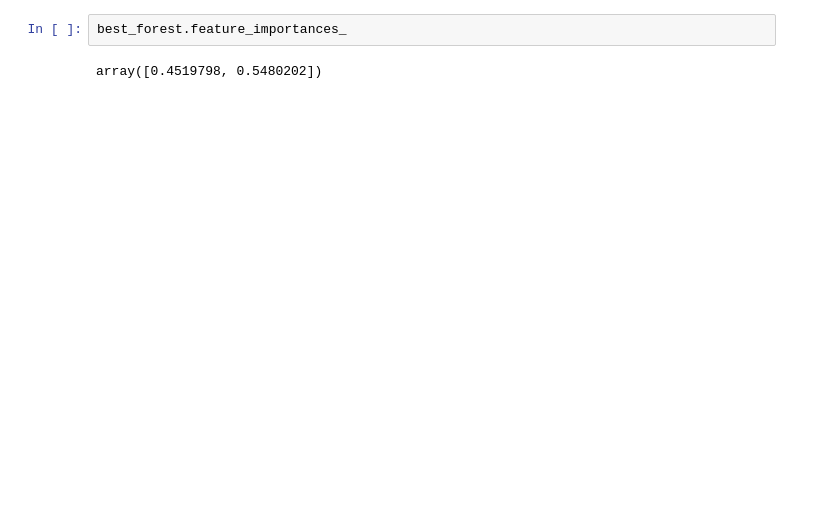
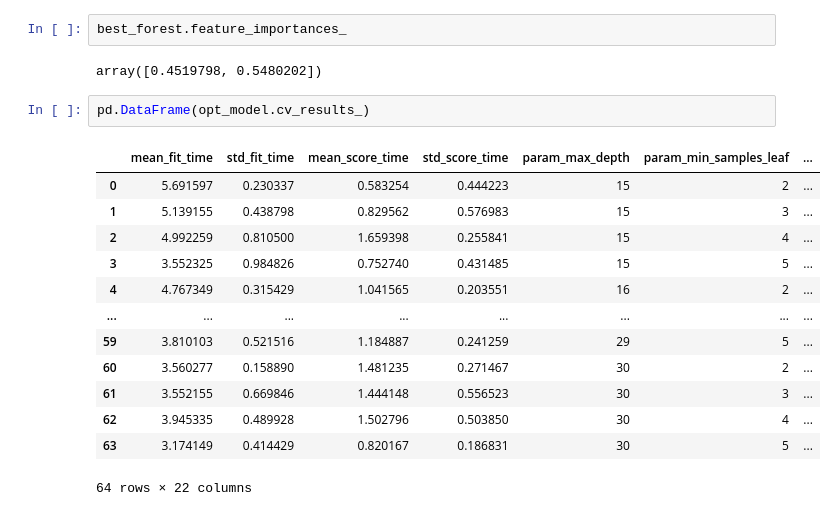
Before and after one commit to francisco-belgrave/Belgrave_Topics, a Jupyter notebook: Belgrave Valley/Notebooks/Day_34_Optimisation.ipynb, the cells around one changed output. Cells and saved outputs as stored; diff of their text form; blank space fills up the shorter version.

```diff
--- a/Belgrave Valley/Notebooks/Day_34_Optimisation.ipynb
+++ b/Belgrave Valley/Notebooks/Day_34_Optimisation.ipynb
@@ -341,3 +342,19 @@ Feature Importance
 best_forest.feature_importances_
 # %% [output]
 array([0.4519798, 0.5480202])
+# %%
+pd.DataFrame(opt_model.cv_results_)
+# %% [output]
+|  | mean_fit_time | std_fit_time | mean_score_time | std_score_time | param_max_depth | param_min_samples_leaf | ... |
+| 0 | 5.691597 | 0.230337 | 0.583254 | 0.444223 | 15 | 2 | ... |
+| 1 | 5.139155 | 0.438798 | 0.829562 | 0.576983 | 15 | 3 | ... |
+| 2 | 4.992259 | 0.810500 | 1.659398 | 0.255841 | 15 | 4 | ... |
+| 3 | 3.552325 | 0.984826 | 0.752740 | 0.431485 | 15 | 5 | ... |
+| 4 | 4.767349 | 0.315429 | 1.041565 | 0.203551 | 16 | 2 | ... |
+| ... | ... | ... | ... | ... | ... | ... | ... |
+| 59 | 3.810103 | 0.521516 | 1.184887 | 0.241259 | 29 | 5 | ... |
+| 60 | 3.560277 | 0.158890 | 1.481235 | 0.271467 | 30 | 2 | ... |
+| 61 | 3.552155 | 0.669846 | 1.444148 | 0.556523 | 30 | 3 | ... |
+| 62 | 3.945335 | 0.489928 | 1.502796 | 0.503850 | 30 | 4 | ... |
+| 63 | 3.174149 | 0.414429 | 0.820167 | 0.186831 | 30 | 5 | ... |
+64 rows × 22 columns
```
Also changed, not shown: parts of 16 cells of this notebook, 2 other files.
